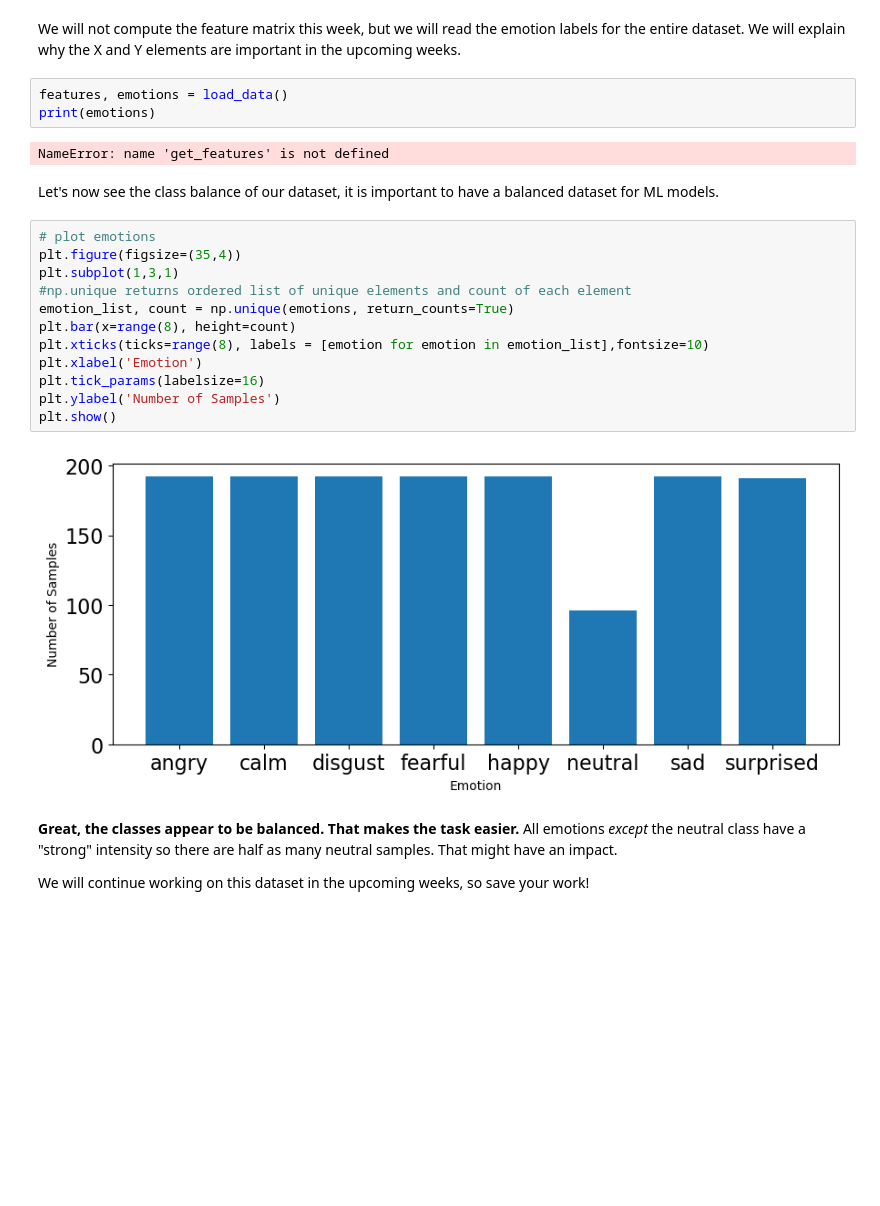
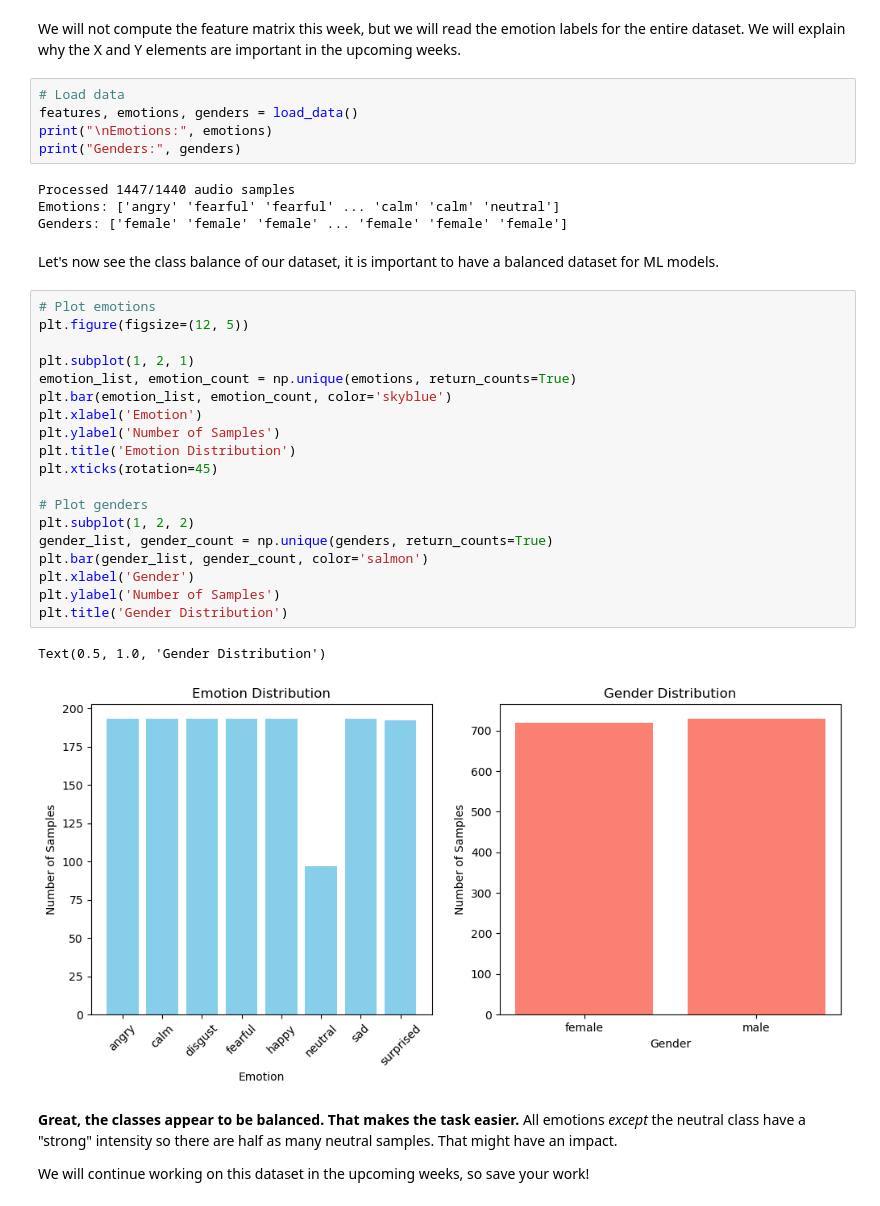
Before and after one commit to skittermonster/Week2_DataPreprocessing, a Jupyter notebook: Week 2.ipynb, the cells around one changed output. Saved outputs shown, nothing was run; the diff lists cells and outputs as text; blank space fills up the shorter version.

Commit message:
Created using Colab, added gender fucntion to make gender graph with matplotlib

```diff
--- a/Week 2.ipynb
+++ b/Week 2.ipynb
@@ -681,27 +567,39 @@ def load_data():
 # %% [markdown]
 We will not compute the feature matrix this week, but we will read the emotion labels for the entire dataset.
 We will explain why the X and Y elements are important in the upcoming weeks.
-# %%
-features, emotions = load_data()
-print(emotions)
-# %% [output]
-NameError: name 'get_features' is not defined
+# %%
+# Load data
+features, emotions, genders = load_data()
+print("\nEmotions:", emotions)
+print("Genders:", genders)
+# %% [output]
+Processed 1447/1440 audio samples
+Emotions: ['angry' 'fearful' 'fearful' ... 'calm' 'calm' 'neutral']
+Genders: ['female' 'female' 'female' ... 'female' 'female' 'female']
 # %% [markdown]
 Let's now see the class balance of our dataset, it is important to have a balanced dataset for ML models.
-# %%
-# plot emotions
-plt.figure(figsize=(35,4))
-plt.subplot(1,3,1)
-#np.unique returns ordered list of unique elements and count of each element
-emotion_list, count = np.unique(emotions, return_counts=True)
-plt.bar(x=range(8), height=count)
-plt.xticks(ticks=range(8), labels = [emotion for emotion in emotion_list],fontsize=10)
-plt.xlabel('Emotion')
-plt.tick_params(labelsize=16)
-plt.ylabel('Number of Samples')
-plt.show()
-# %% [output]
-[figure, removed]
+# %%
+# Plot emotions
+plt.figure(figsize=(12, 5))
+
+plt.subplot(1, 2, 1)
+emotion_list, emotion_count = np.unique(emotions, return_counts=True)
+plt.bar(emotion_list, emotion_count, color='skyblue')
+plt.xlabel('Emotion')
+plt.ylabel('Number of Samples')
+plt.title('Emotion Distribution')
+plt.xticks(rotation=45)
+
+# Plot genders
+plt.subplot(1, 2, 2)
+gender_list, gender_count = np.unique(genders, return_counts=True)
+plt.bar(gender_list, gender_count, color='salmon')
+plt.xlabel('Gender')
+plt.ylabel('Number of Samples')
+plt.title('Gender Distribution')
+# %% [output]
+Text(0.5, 1.0, 'Gender Distribution')
+[figure, added]
 # %% [markdown]
 **Great, the classes appear to be balanced. That makes the task easier.** All emotions _except_ the neutral class have a "strong" intensity so there are half as many neutral samples. That might have an impact.
 
```
Also changed, not shown: parts of 23 cells of this notebook.
